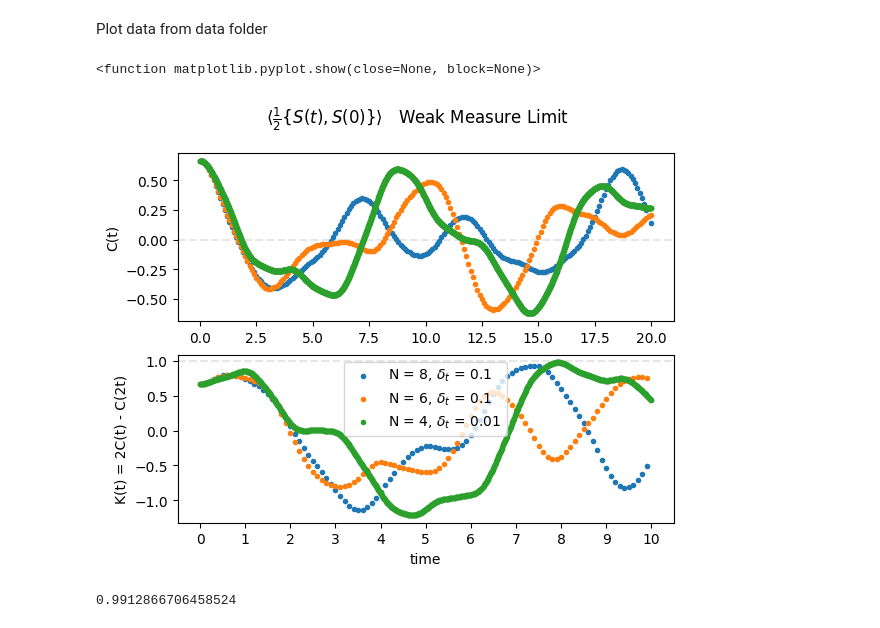
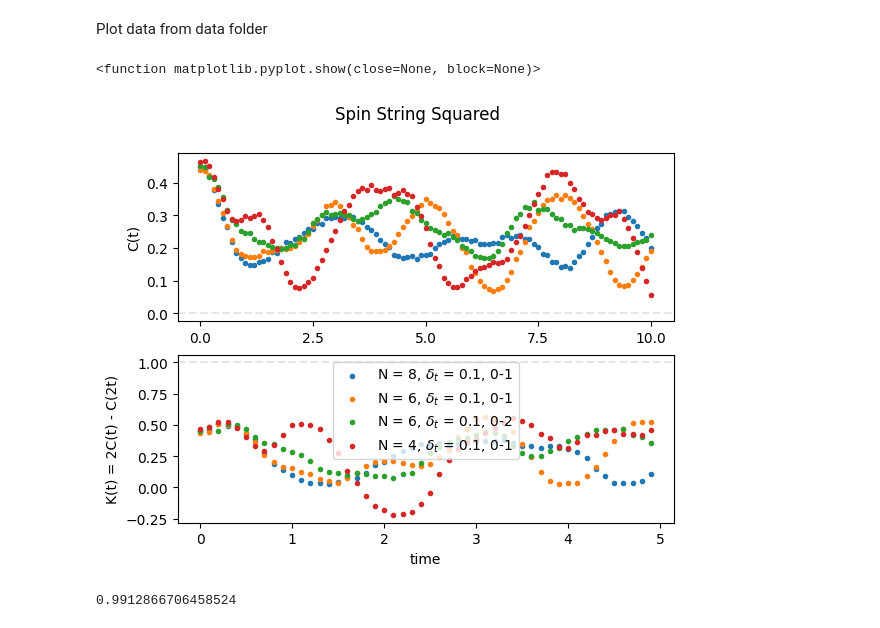
Before and after one commit to IanROsborne/Quantum_Metrology_AKLT, a Jupyter notebook: plot_gen.ipynb, the cells around one changed output. Drawn from its saved outputs; the diff is of its cells as text; code cells hidden in the pictures.

Commit message:
Added bulk string circuit

```diff
--- a/plot_gen.ipynb
+++ b/plot_gen.ipynb
@@ -13,18 +15,19 @@ from ipynb.fs.full.AKLT_defs import  AKLT_sim_projective_Sz, SzSz_correlation, S
 # %% [markdown]
 Generate data and export to data folder
 # %%
-num_sites, time , delta, measure  = 4, 20, .01, 'WM'
+num_sites, time , delta, chain_end, measure  = 4, 10, .1, 1, 'SC2'
 time_range = [i * delta for i in range(int(time/delta)+1)]
+
 
 
 if measure == 'WM':
     dta  = AKLT_sim_weakmeasure(num_sites, time, delta)
 else:
-    func_sim, func_corr = AKLT_sim_projective_Sz, SzSz_correlation
-    counts =  func_sim(num_sites, time, delta)
+    func_sim, func_corr = AKLT_sim_projective_string, spin_chain_correlation2
+    counts =  func_sim(num_sites, chain_end, time, delta)
     dta = func_corr(counts )
 
-csv_path = os.getcwd() + "/data/" + "L"+str(num_sites) + 'time'+ str(time) + 'd' + str( delta) +str(measure) + '.csv'
+csv_path = os.getcwd() + "/data/" + "L"+str(num_sites) + 'time'+ str(time) + 'd' + str( delta) +str(measure) + '0_' + str(chain_end) + '.csv'
 
 rows = [time_range, dta]
 with open(csv_path, 'w', newline='') as f:
@@ -34,14 +37,14 @@ with open(csv_path, 'w', newline='') as f:
 Plot data from data folder
 # %%
 
-plt_dta = [[8,20,.1, 'WM'],[6,20,.1, 'WM'], [4,20,.01, 'WM']]
+plt_dta = [[8, 10, .1,1 , 'SC2'],[6, 10, .1,1 , 'SC2'],[6, 10, .1,2 , 'SC2'],[4, 10, .1,1 , 'SC2']]
 
 fig, ax = plt.subplots(2)
 
 for i in plt_dta:
-    num_sites, time, delta, measure = i
+    num_sites, time, delta, chain_end, measure = i
 
-    csv_path = os.getcwd() + "/data/" + "L"+str(num_sites) + 'time'+ str(time) + 'd' + str( delta) +str(measure) + '.csv'
+    csv_path = os.getcwd() + "/data/" + "L"+str(num_sites) + 'time'+ str(time) + 'd' + str( delta) +str(measure) + '0_' + str(chain_end) + '.csv'
 
 
     with open(csv_path, newline='') as f:
@@ -50,35 +53,35 @@ for i in plt_dta:
 
     half_len = len(dta)//2
     dta_K = [2 * dta[j] - dta[2 * j] for j in range(half_len) ]
 
-    ax[1].scatter(time_range[:half_len]  , dta_K ,  marker= ".", label = "N = " + str(num_sites) + ", $\\delta_t$ = " + str(delta) , zorder = 3)
+    ax[1].scatter(time_range[:half_len]  , dta_K ,  marker= ".", label = "N = " + str(num_sites) + ", $\\delta_t$ = " + str(delta) + ", 0-" + str(chain_end), zorder = 3)
     ax[0].scatter(time_range  , dta ,  marker= ".", label = "N = " + str(num_sites) + ", $\\delta_t$ = " + str(delta) , zorder = 3)
 
 
 #results from hardware
 #ax.errorbar(phases / np.pi , chsh1_est, yerr = errors1,fmt = "o-", label = "CHSH1", zorder = 3)
 
 
 #classical bound
 ax[0].axhline( y=0, color="0.9", linestyle = "--")
 ax[1].axhline( y=1, color="0.9", linestyle = "--")
 
 #quantum bound
 #ax.fill_between(time_range, 1,1.5, color = "0.6", alpha = 0.7)
 
 
-fig.suptitle("$\\langle \\frac{1}{2} \\{S(t), S(0)\\}\\rangle $   Weak Measure Limit")
+fig.suptitle("Spin String Squared")
 ax[0].xaxis.set_major_locator(tck.MultipleLocator(base = 2.5))
 ax[1].xaxis.set_major_locator(tck.MultipleLocator(base = 1))
 plt.xlabel("time")
 ax[0].set(ylabel = "C(t)")
 ax[1].set(ylabel = "K(t) = 2C(t) - C(2t)")
 plt.title("")
 plt.legend()
 
 plt.show
 # %% [output]
 <function matplotlib.pyplot.show(close=None, block=None)>
-[figure, old version]
+[figure, new version]
 # %%
 #Save plot
```
Also changed, not shown: parts of 2 cells of this notebook, 2 other files.
